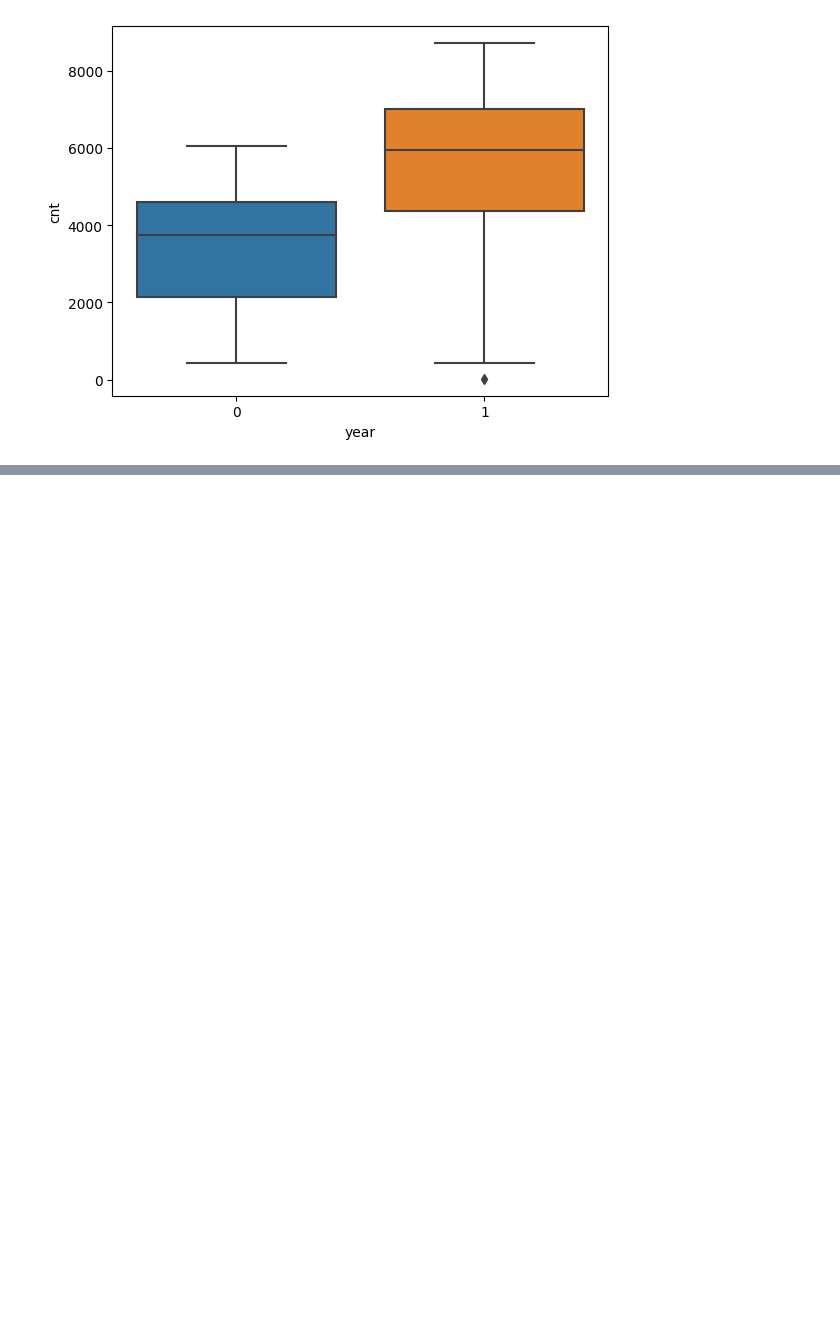
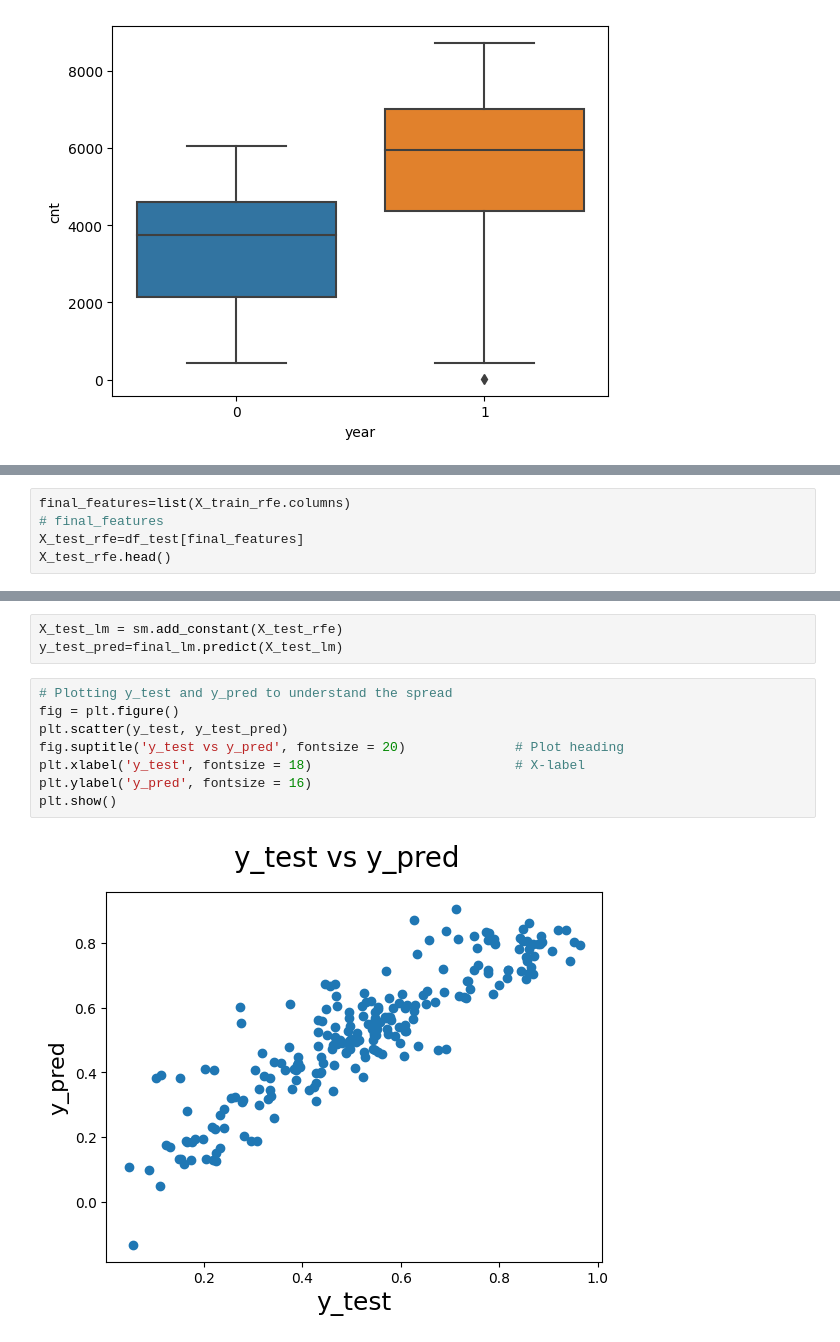
Before and after one commit to ram-ch/BikeSharing, a Jupyter notebook: BikeSharing.ipynb, the cells around one changed output, grey strips where cells are left out. Cells and saved outputs as stored; diff of their text form; blank space fills up the shorter version.

```diff
--- a/BikeSharing.ipynb
+++ b/BikeSharing.ipynb
@@ -346,0 +641,5 @@ df_train[numeric_variables].describe()
+# %%
+final_features=list(X_train_rfe.columns)
+# final_features
+X_test_rfe=df_test[final_features]
+X_test_rfe.head()
@@ -346,0 +653,13 @@ df_train[numeric_variables].describe()
+# %%
+X_test_lm = sm.add_constant(X_test_rfe)
+y_test_pred=final_lm.predict(X_test_lm)
+# %%
+# Plotting y_test and y_pred to understand the spread
+fig = plt.figure()
+plt.scatter(y_test, y_test_pred)
+fig.suptitle('y_test vs y_pred', fontsize = 20)              # Plot heading
+plt.xlabel('y_test', fontsize = 18)                          # X-label
+plt.ylabel('y_pred', fontsize = 16)
+plt.show()
+# %% [output]
+[figure, added]
```
Also changed, not shown: parts of 65 cells of this notebook.
